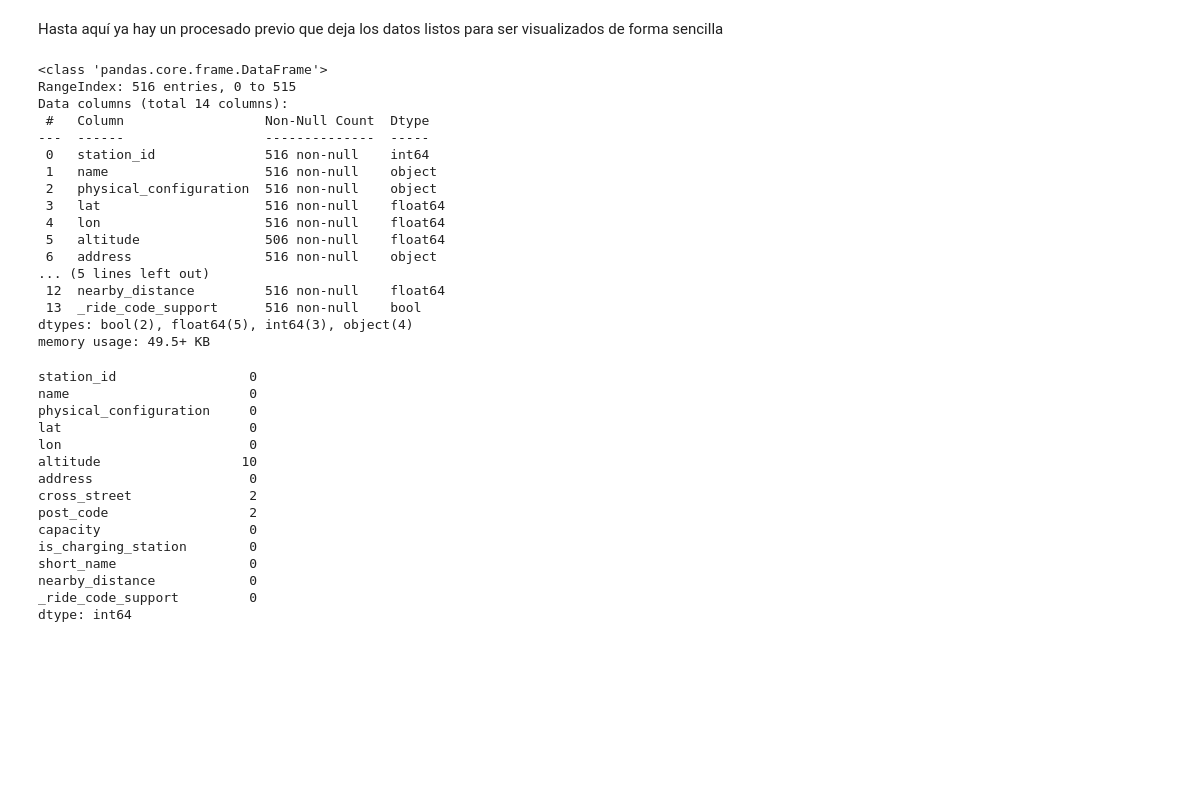
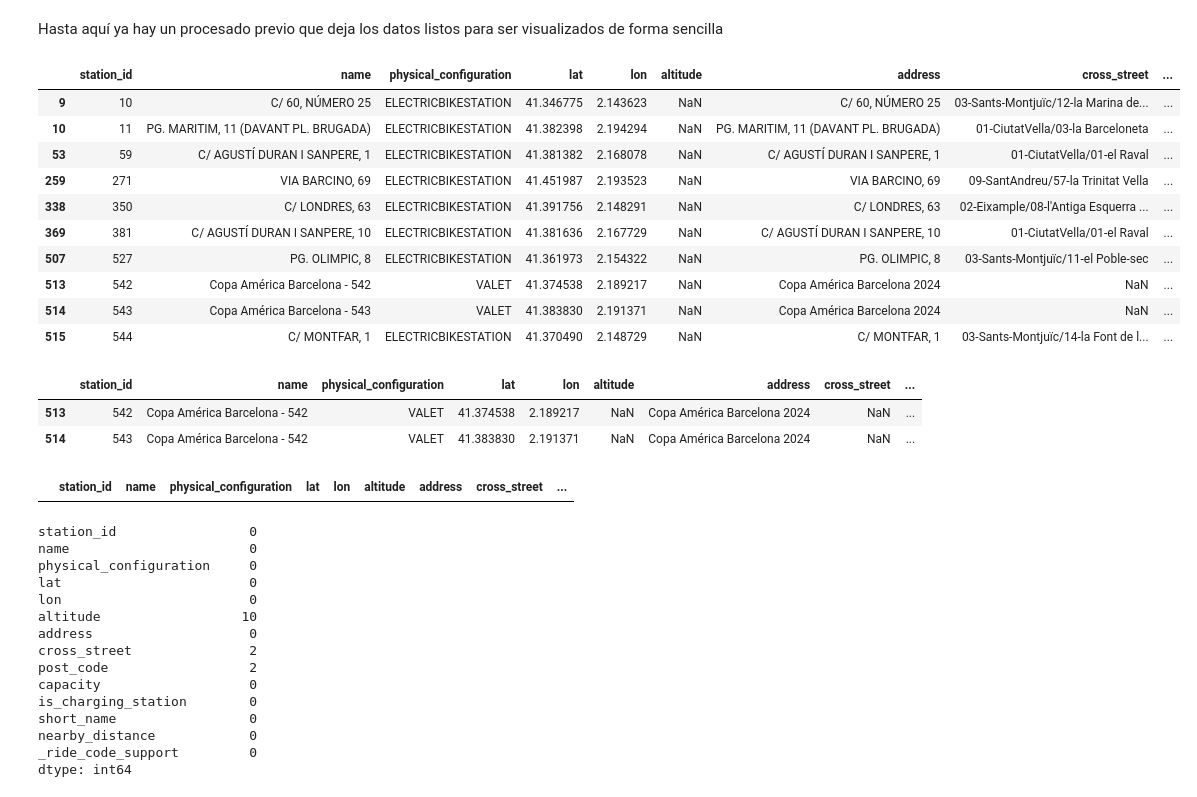
Before and after one commit to Isanagui1818/UB-capston-project, a Jupyter notebook: analisis exploratorio.ipynb, the cells around one changed output. Drawn from its saved outputs; the diff is of its cells as text; code cells hidden in the pictures; blank space fills up the shorter version.

```diff
--- a/analisis exploratorio.ipynb
+++ b/analisis exploratorio.ipynb
@@ -135,26 +143,32 @@ Info_bicing_csv.drop(columns='rental_uris', inplace=True)
 Info_bicing_csv.drop(columns='is_valet_station', inplace=True)
 # %% [markdown]
 Hasta aquí ya hay un procesado previo que deja los datos listos para ser visualizados de forma sencilla
-# %%
-Info_bicing_csv.info()
-# %% [output]
-<class 'pandas.core.frame.DataFrame'>
-RangeIndex: 516 entries, 0 to 515
-Data columns (total 14 columns):
- #   Column                  Non-Null Count  Dtype
----  ------                  --------------  -----
- 0   station_id              516 non-null    int64
- 1   name                    516 non-null    object
- 2   physical_configuration  516 non-null    object
- 3   lat                     516 non-null    float64
- 4   lon                     516 non-null    float64
- 5   altitude                506 non-null    float64
- 6   address                 516 non-null    object
-... (5 lines left out)
- 12  nearby_distance         516 non-null    float64
- 13  _ride_code_support      516 non-null    bool
-dtypes: bool(2), float64(5), int64(3), object(4)
-memory usage: 49.5+ KB
+# %%
+# Filtrar las filas que tienen valores NaN
+filas_con_nan = Info_bicing_csv[Info_bicing_csv.isnull().any(axis=1)]
+filas_con_nan
+# %% [output]
+|  | station_id | name | physical_configuration | lat | lon | altitude | address | cross_street | ... |
+| 9 | 10 | C/ 60, NÚMERO 25 | ELECTRICBIKESTATION | 41.346775 | 2.143623 | NaN | C/ 60, NÚMERO 25 | 03-Sants-Montjuïc/12-la Marina de... | ... |
+| 10 | 11 | PG. MARITIM, 11 (DAVANT PL. BRUGADA) | ELECTRICBIKESTATION | 41.382398 | 2.194294 | NaN | PG. MARITIM, 11 (DAVANT PL. BRUGADA) | 01-CiutatVella/03-la Barceloneta | ... |
+| 53 | 59 | C/ AGUSTÍ DURAN I SANPERE, 1 | ELECTRICBIKESTATION | 41.381382 | 2.168078 | NaN | C/ AGUSTÍ DURAN I SANPERE, 1 | 01-CiutatVella/01-el Raval | ... |
+| 259 | 271 | VIA BARCINO, 69 | ELECTRICBIKESTATION | 41.451987 | 2.193523 | NaN | VIA BARCINO, 69 | 09-SantAndreu/57-la Trinitat Vella | ... |
+| 338 | 350 | C/ LONDRES, 63 | ELECTRICBIKESTATION | 41.391756 | 2.148291 | NaN | C/ LONDRES, 63 | 02-Eixample/08-l'Antiga Esquerra ... | ... |
+| 369 | 381 | C/ AGUSTÍ DURAN I SANPERE, 10 | ELECTRICBIKESTATION | 41.381636 | 2.167729 | NaN | C/ AGUSTÍ DURAN I SANPERE, 10 | 01-CiutatVella/01-el Raval | ... |
+| 507 | 527 | PG. OLIMPIC, 8 | ELECTRICBIKESTATION | 41.361973 | 2.154322 | NaN | PG. OLIMPIC, 8 | 03-Sants-Montjuïc/11-el Poble-sec | ... |
+| 513 | 542 | Copa América Barcelona - 542 | VALET | 41.374538 | 2.189217 | NaN | Copa América Barcelona 2024 | NaN | ... |
+| 514 | 543 | Copa América Barcelona - 543 | VALET | 41.383830 | 2.191371 | NaN | Copa América Barcelona 2024 | NaN | ... |
+| 515 | 544 | C/ MONTFAR, 1 | ELECTRICBIKESTATION | 41.370490 | 2.148729 | NaN | C/ MONTFAR, 1 | 03-Sants-Montjuïc/14-la Font de l... | ... |
+# %%
+Info_bicing_csv[Info_bicing_csv['address']=='Copa América Barcelona 2024'].drop(inplace=True)
+# %% [output]
+|  | station_id | name | physical_configuration | lat | lon | altitude | address | cross_street | ... |
+| 513 | 542 | Copa América Barcelona - 542 | VALET | 41.374538 | 2.189217 | NaN | Copa América Barcelona 2024 | NaN | ... |
+| 514 | 543 | Copa América Barcelona - 542 | VALET | 41.383830 | 2.191371 | NaN | Copa América Barcelona 2024 | NaN | ... |
+# %%
+Info_bicing_csv[Info_bicing_csv['name']=='PG. MARITIM, 11 (DAVANT PL. BRUGADA)']
+# %% [output]
+|  | station_id | name | physical_configuration | lat | lon | altitude | address | cross_street | ... |
 # %%
 Info_bicing_csv.isna().sum()
 # %% [output]
```
Also changed, not shown: parts of 9 cells of this notebook.
